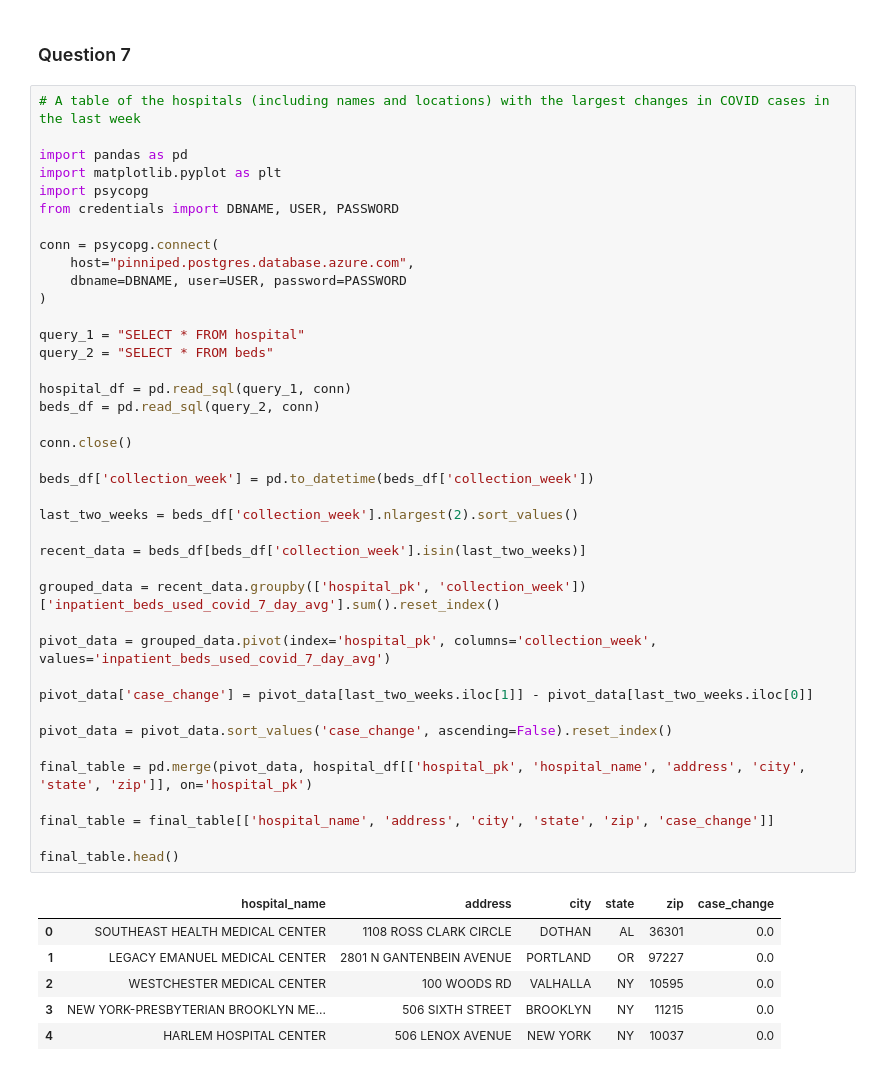
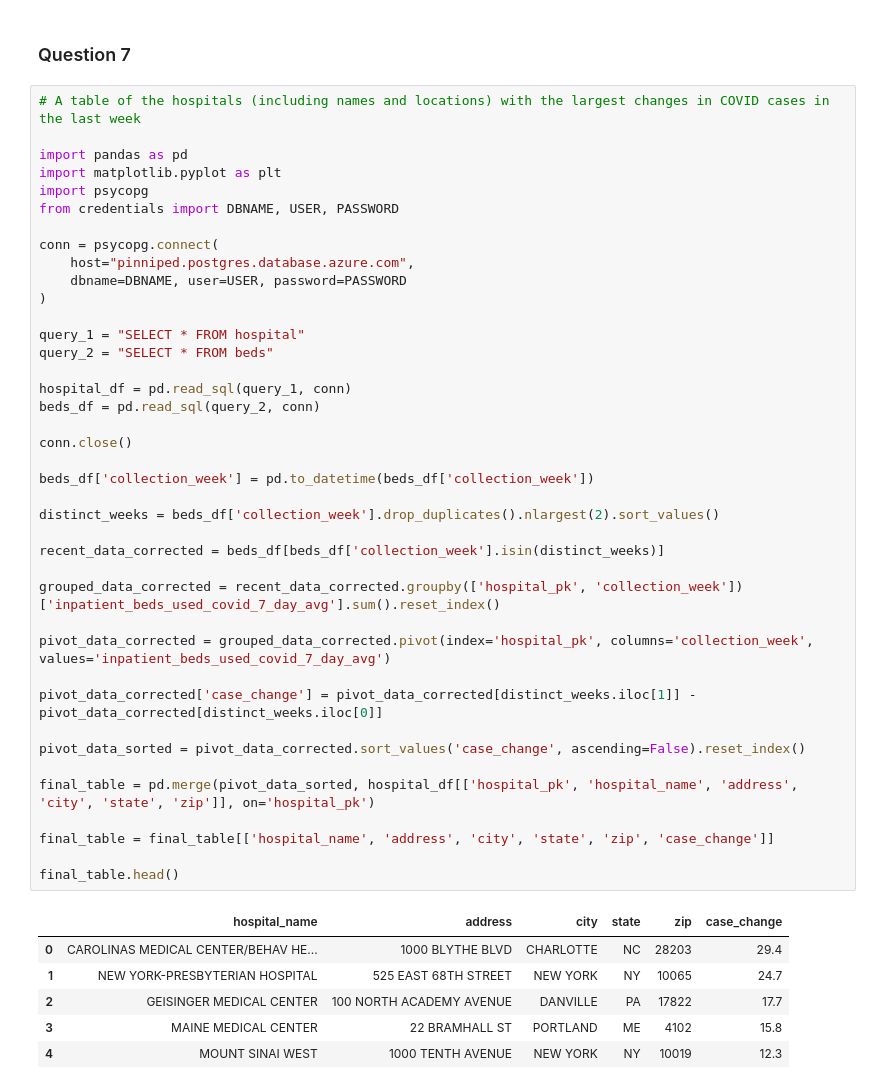
Before and after one commit to sus040/Boelyn, a Jupyter notebook: visualizations.ipynb, the cells around one changed output. Drawn from its saved outputs; the diff is of its cells as text.

```diff
--- a/visualizations.ipynb
+++ b/visualizations.ipynb
@@ -322,42 +301,42 @@ import matplotlib.pyplot as plt
 import psycopg
 from credentials import DBNAME, USER, PASSWORD
 
 conn = psycopg.connect(
     host="pinniped.postgres.database.azure.com",
     dbname=DBNAME, user=USER, password=PASSWORD
 )
 
 query_1 = "SELECT * FROM hospital"
 query_2 = "SELECT * FROM beds"
 
 hospital_df = pd.read_sql(query_1, conn)
 beds_df = pd.read_sql(query_2, conn)
 
 conn.close()
 
 beds_df['collection_week'] = pd.to_datetime(beds_df['collection_week'])
 
-last_two_weeks = beds_df['collection_week'].nlargest(2).sort_values()
+distinct_weeks = beds_df['collection_week'].drop_duplicates().nlargest(2).sort_values()
 
-recent_data = beds_df[beds_df['collection_week'].isin(last_two_weeks)]
+recent_data_corrected = beds_df[beds_df['collection_week'].isin(distinct_weeks)]
 
-grouped_data = recent_data.groupby(['hospital_pk', 'collection_week'])['inpatient_beds_used_covid_7_day_avg'].sum().reset_index()
+grouped_data_corrected = recent_data_corrected.groupby(['hospital_pk', 'collection_week'])['inpatient_beds_used_covid_7_day_avg'].sum().reset_index()
 
-pivot_data = grouped_data.pivot(index='hospital_pk', columns='collection_week', values='inpatient_beds_used_covid_7_day_avg')
+pivot_data_corrected = grouped_data_corrected.pivot(index='hospital_pk', columns='collection_week', values='inpatient_beds_used_covid_7_day_avg')
 
-pivot_data['case_change'] = pivot_data[last_two_weeks.iloc[1]] - pivot_data[last_two_weeks.iloc[0]]
+pivot_data_corrected['case_change'] = pivot_data_corrected[distinct_weeks.iloc[1]] - pivot_data_corrected[distinct_weeks.iloc[0]]
 
-pivot_data = pivot_data.sort_values('case_change', ascending=False).reset_index()
+pivot_data_sorted = pivot_data_corrected.sort_values('case_change', ascending=False).reset_index()
 
-final_table = pd.merge(pivot_data, hospital_df[['hospital_pk', 'hospital_name', 'address', 'city', 'state', 'zip']], on='hospital_pk')
+final_table = pd.merge(pivot_data_sorted, hospital_df[['hospital_pk', 'hospital_name', 'address', 'city', 'state', 'zip']], on='hospital_pk')
 
 final_table = final_table[['hospital_name', 'address', 'city', 'state', 'zip', 'case_change']]
 
 final_table.head()
 # %% [output]
 |  | hospital_name | address | city | state | zip | case_change |
-| 0 | SOUTHEAST HEALTH MEDICAL CENTER | 1108 ROSS CLARK CIRCLE | DOTHAN | AL | 36301 | 0.0 |
-| 1 | LEGACY EMANUEL MEDICAL CENTER | 2801 N GANTENBEIN AVENUE | PORTLAND | OR | 97227 | 0.0 |
-| 2 | WESTCHESTER MEDICAL CENTER | 100 WOODS RD | VALHALLA | NY | 10595 | 0.0 |
-| 3 | NEW YORK-PRESBYTERIAN BROOKLYN ME... | 506 SIXTH STREET | BROOKLYN | NY | 11215 | 0.0 |
-| 4 | HARLEM HOSPITAL CENTER | 506 LENOX AVENUE | NEW YORK | NY | 10037 | 0.0 |
+| 0 | CAROLINAS MEDICAL CENTER/BEHAV HE... | 1000 BLYTHE BLVD | CHARLOTTE | NC | 28203 | 29.4 |
+| 1 | NEW YORK-PRESBYTERIAN HOSPITAL | 525 EAST 68TH STREET | NEW YORK | NY | 10065 | 24.7 |
+| 2 | GEISINGER MEDICAL CENTER | 100 NORTH ACADEMY AVENUE | DANVILLE | PA | 17822 | 17.7 |
+| 3 | MAINE MEDICAL CENTER | 22 BRAMHALL ST | PORTLAND | ME | 4102 | 15.8 |
+| 4 | MOUNT SINAI WEST | 1000 TENTH AVENUE | NEW YORK | NY | 10019 | 12.3 |
```
Also changed, not shown: parts of 1 cell of this notebook.
